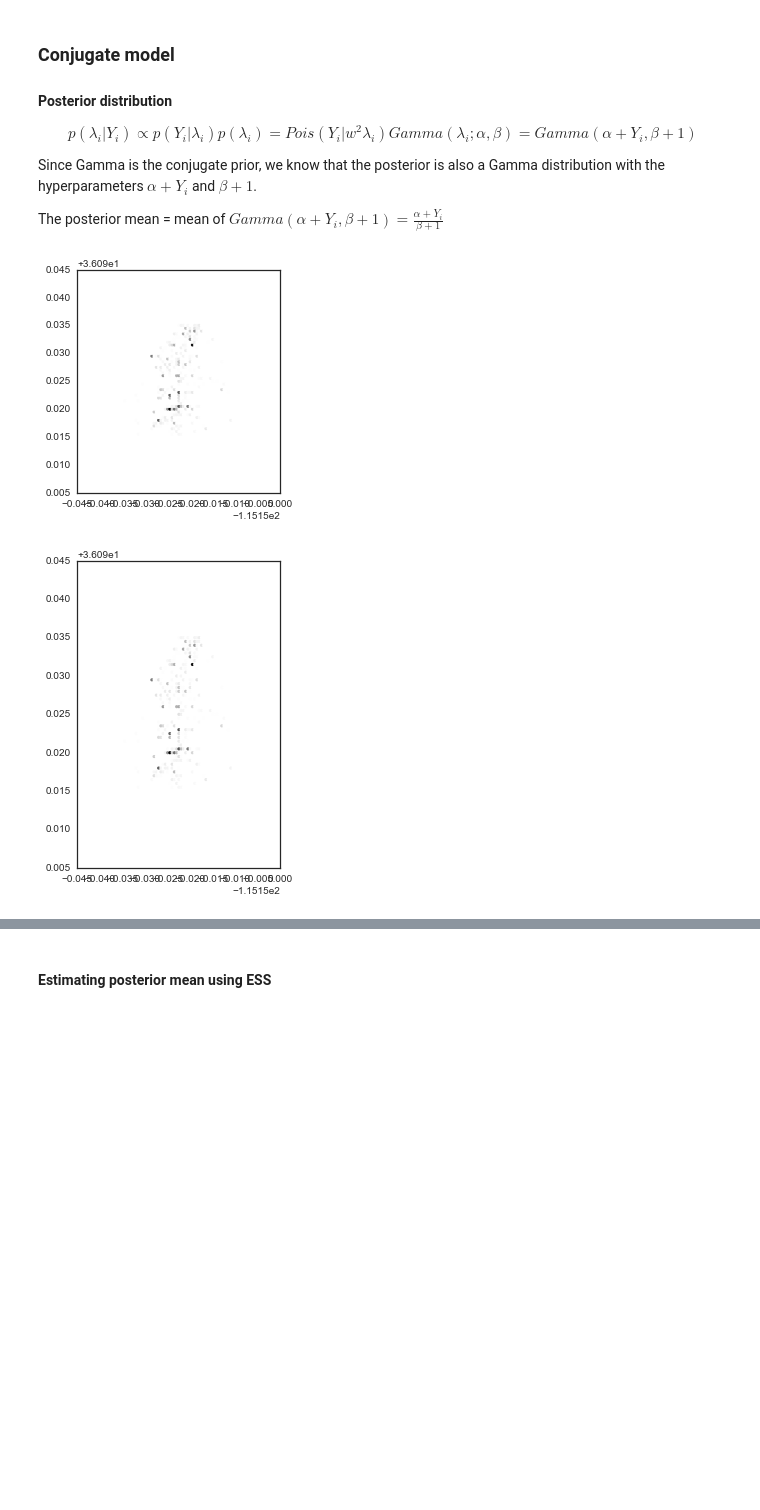
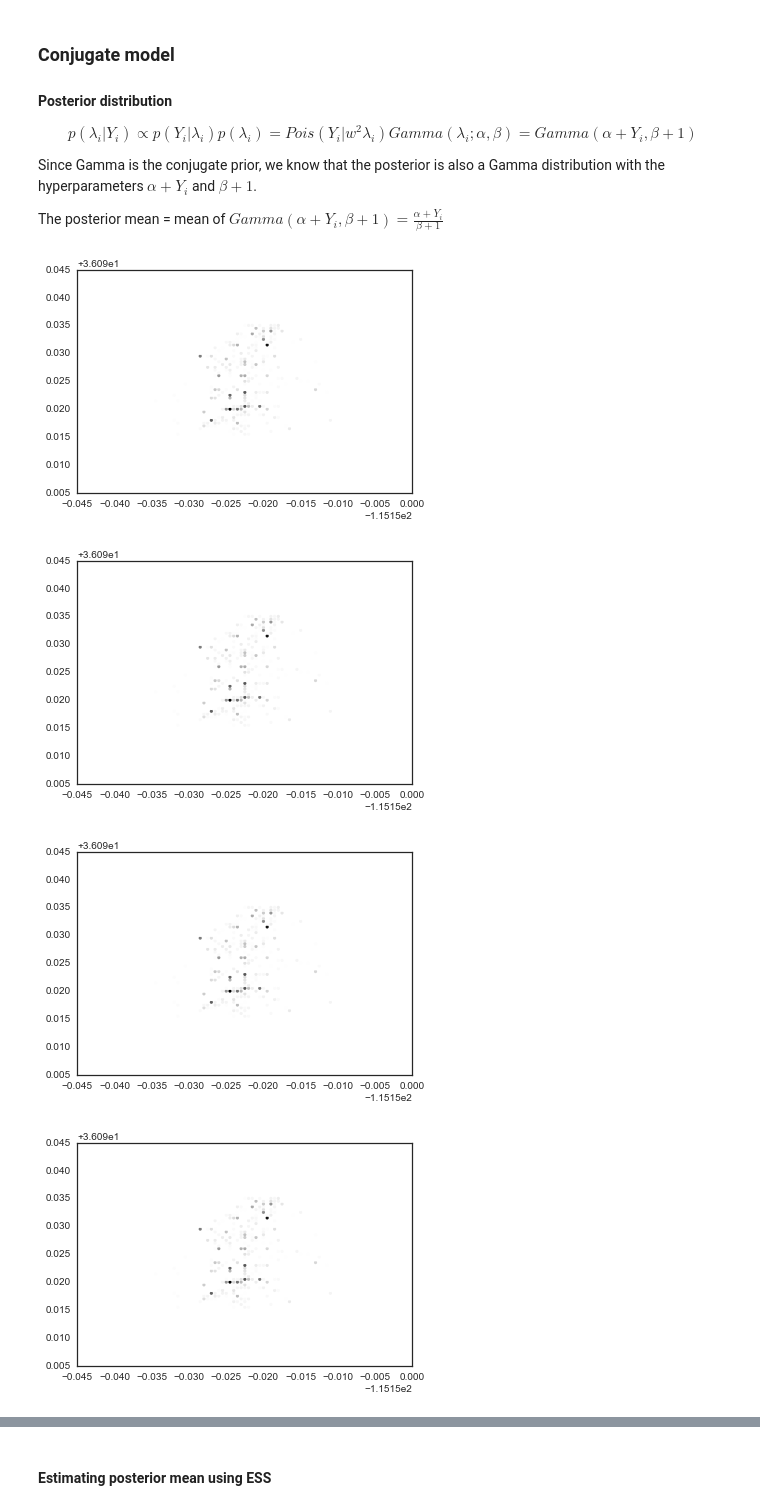
Before and after one commit to hanqingxu93/2016, a Jupyter notebook: Homework/AM207_JOSHUAMEI_HW4.ipynb, the cells around one changed output, grey strips where cells are left out. Saved outputs shown, nothing was run; the diff lists cells and outputs as text; code cells hidden in the pictures; blank space fills up the shorter version.

```diff
--- a/Homework/AM207_JOSHUAMEI_HW4.ipynb
+++ b/Homework/AM207_JOSHUAMEI_HW4.ipynb
@@ -142,18 +142,27 @@ Since Gamma is the conjugate prior, we know that the posterior is also a Gamma d
 
 The posterior mean = mean of $Gamma(\alpha+Y_i,\beta+1) = \frac{\alpha+Y_i}{\beta+1}$
 # %%
-alpha = 1.0
+alpha = 0.1
 beta = 0.1
 means = (alpha + checkins)/(beta+1)
-plt.figure(figsize=[8,4])
-plt.subplot(121)
 plot_checkins(means)
 
-alpha = 100
-beta = 100
+alpha = 1.0
+beta = 1.0
 means = (alpha + checkins)/(beta+1)
-plt.subplot(122)
 plot_checkins(means)
+
+alpha = 10.0
+beta = 10.0
+means = (alpha + checkins)/(beta+1)
+plot_checkins(means)
+
+alpha = 100.0
+beta = 100.0
+means = (alpha + checkins)/(beta+1)
+plot_checkins(means)
 # %% [output]
-[figure, old version]
+[figure, new version]
-[figure, old version]
+[figure, new version]
+[figure, added]
+[figure, added]
```
Also changed, not shown: parts of 24 cells of this notebook.
